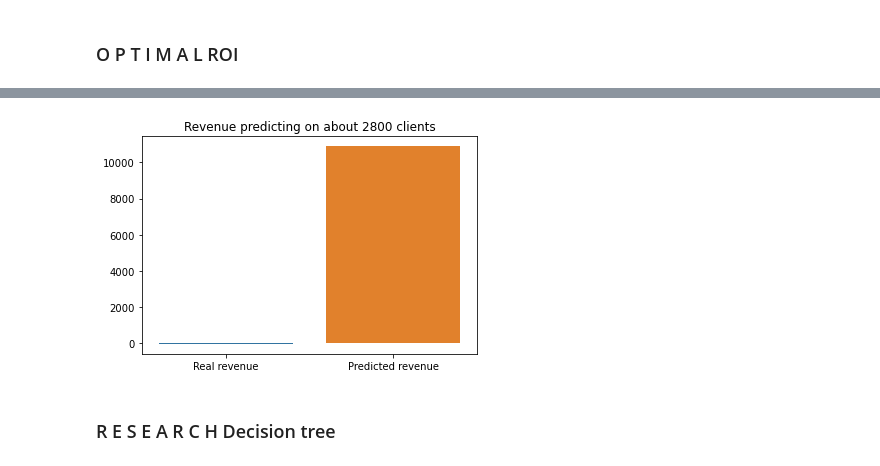
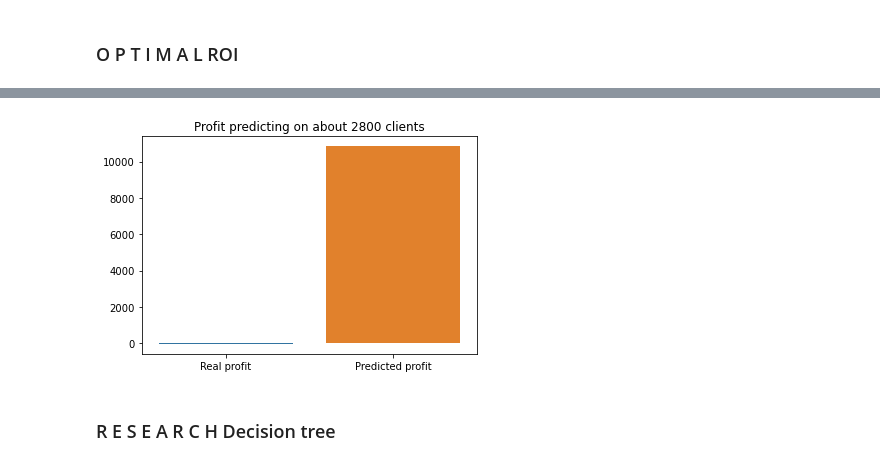
Before and after one commit to ngttnguyen/atom-assignments, a Jupyter notebook: assignment_7/Nguyen_Bank_Marketing_Modeling.ipynb, the cells around one changed output, grey strips where cells are left out. Drawn from its saved outputs; the diff is of its cells as text; code cells hidden in the pictures.

```diff
--- a/assignment_7/Nguyen_Bank_Marketing_Modeling.ipynb
+++ b/assignment_7/Nguyen_Bank_Marketing_Modeling.ipynb
@@ -551,13 +551,13 @@ The ROI: 10930
 # %%
 ## visualize roi:
 
 rois = [real_roi, pred_roi]
-type_roi = ['Real revenue', 'Predicted revenue']
+type_roi = ['Real profit', 'Predicted profit']
 sns.barplot(y = rois , x = type_roi)
-plt.title('Revenue predicting on about 2800 clients')
+plt.title('Profit predicting on about 2800 clients')
 plt.show()
 # %% [output]
-[figure, old version]
+[figure, new version]
 # %% [markdown]
 ### R E S E A R C H   Decision tree
 # %%
```
Also changed, not shown: parts of 13 cells of this notebook.
